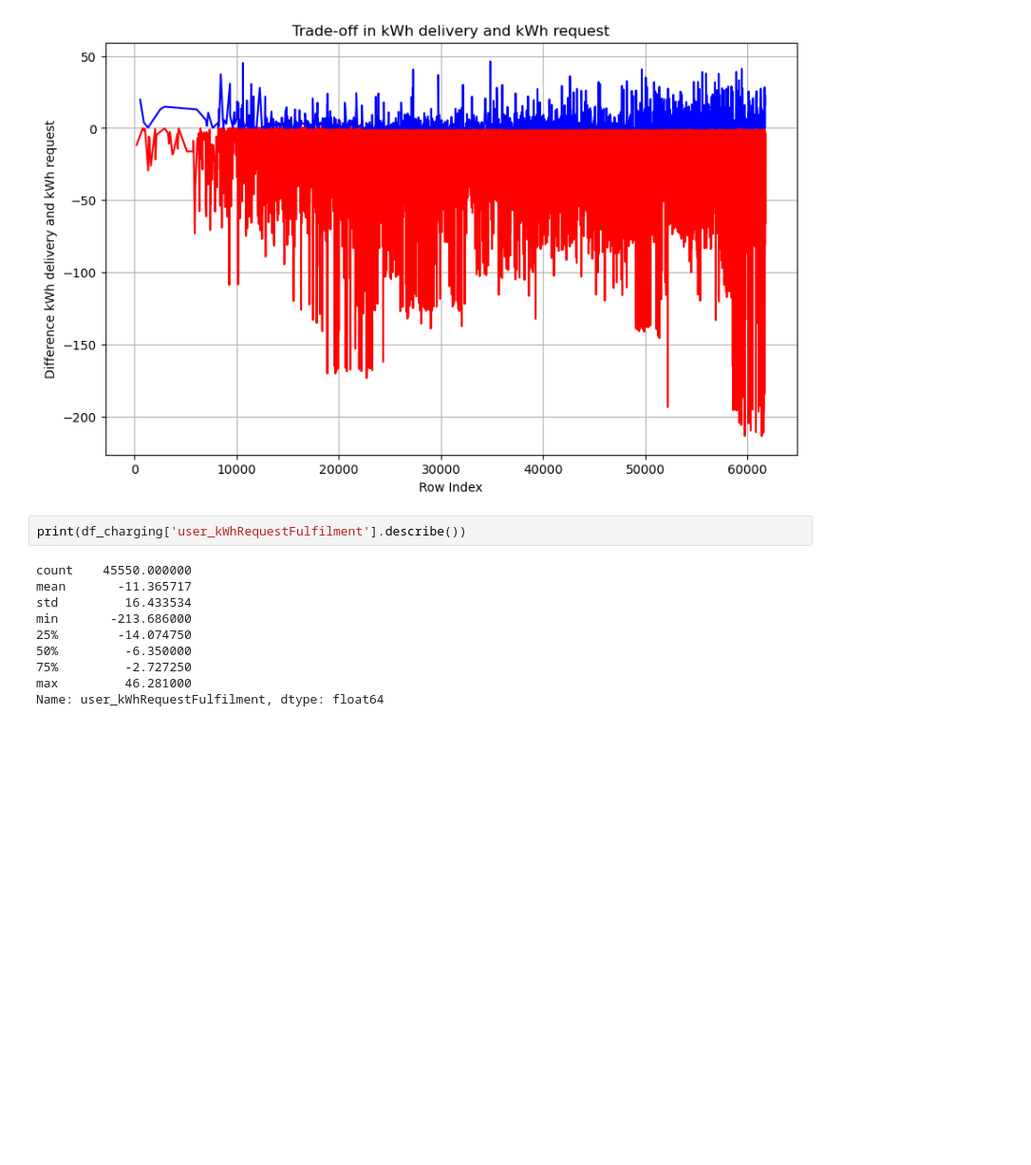
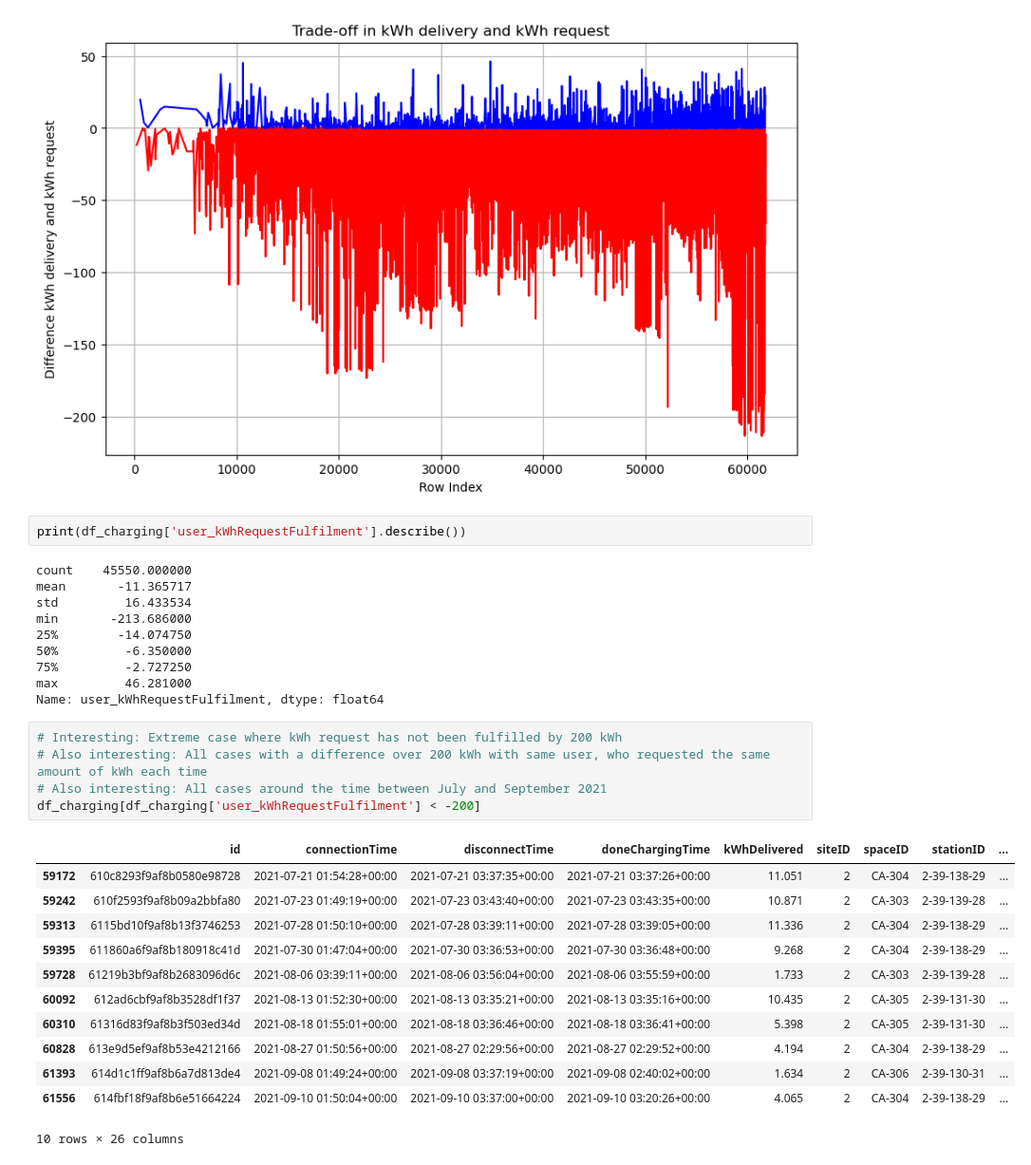
Before and after one commit to S0PEX/AA_Team_9_WS23, a Jupyter notebook: kpi.ipynb, the cells around one changed output. Shown at 95% size. Cells and saved outputs as stored; diff of their text form; blank space fills up the shorter version.

```diff
--- a/kpi.ipynb
+++ b/kpi.ipynb
@@ -131,3 +139,21 @@ min       -213.686000
 75%         -2.727250
 max         46.281000
 Name: user_kWhRequestFulfilment, dtype: float64
+# %%
+# Interesting: Extreme case where kWh request has not been fulfilled by 200 kWh
+# Also interesting: All cases with a difference over 200 kWh with same user, who requested the same amount of kWh each time
+# Also interesting: All cases around the time between July and September 2021
+df_charging[df_charging['user_kWhRequestFulfilment'] < -200]
+# %% [output]
+|  | id | connectionTime | disconnectTime | doneChargingTime | kWhDelivered | siteID | spaceID | stationID | ... |
+| 59172 | 610c8293f9af8b0580e98728 | 2021-07-21 01:54:28+00:00 | 2021-07-21 03:37:35+00:00 | 2021-07-21 03:37:26+00:00 | 11.051 | 2 | CA-304 | 2-39-138-29 | ... |
+| 59242 | 610f2593f9af8b09a2bbfa80 | 2021-07-23 01:49:19+00:00 | 2021-07-23 03:43:40+00:00 | 2021-07-23 03:43:35+00:00 | 10.871 | 2 | CA-303 | 2-39-139-28 | ... |
+| 59313 | 6115bd10f9af8b13f3746253 | 2021-07-28 01:50:10+00:00 | 2021-07-28 03:39:11+00:00 | 2021-07-28 03:39:05+00:00 | 11.336 | 2 | CA-304 | 2-39-138-29 | ... |
+| 59395 | 611860a6f9af8b180918c41d | 2021-07-30 01:47:04+00:00 | 2021-07-30 03:36:53+00:00 | 2021-07-30 03:36:48+00:00 | 9.268 | 2 | CA-304 | 2-39-138-29 | ... |
+| 59728 | 61219b3bf9af8b2683096d6c | 2021-08-06 03:39:11+00:00 | 2021-08-06 03:56:04+00:00 | 2021-08-06 03:55:59+00:00 | 1.733 | 2 | CA-303 | 2-39-139-28 | ... |
+| 60092 | 612ad6cbf9af8b3528df1f37 | 2021-08-13 01:52:30+00:00 | 2021-08-13 03:35:21+00:00 | 2021-08-13 03:35:16+00:00 | 10.435 | 2 | CA-305 | 2-39-131-30 | ... |
+| 60310 | 61316d83f9af8b3f503ed34d | 2021-08-18 01:55:01+00:00 | 2021-08-18 03:36:46+00:00 | 2021-08-18 03:36:41+00:00 | 5.398 | 2 | CA-305 | 2-39-131-30 | ... |
+| 60828 | 613e9d5ef9af8b53e4212166 | 2021-08-27 01:50:56+00:00 | 2021-08-27 02:29:56+00:00 | 2021-08-27 02:29:52+00:00 | 4.194 | 2 | CA-304 | 2-39-138-29 | ... |
+| 61393 | 614d1c1ff9af8b6a7d813de4 | 2021-09-08 01:49:24+00:00 | 2021-09-08 03:37:19+00:00 | 2021-09-08 02:40:02+00:00 | 1.634 | 2 | CA-306 | 2-39-130-31 | ... |
+| 61556 | 614fbf18f9af8b6e51664224 | 2021-09-10 01:50:04+00:00 | 2021-09-10 03:37:00+00:00 | 2021-09-10 03:20:26+00:00 | 4.065 | 2 | CA-304 | 2-39-138-29 | ... |
+10 rows × 26 columns
```
Also changed, not shown: parts of 5 cells of this notebook, 3 other files.
